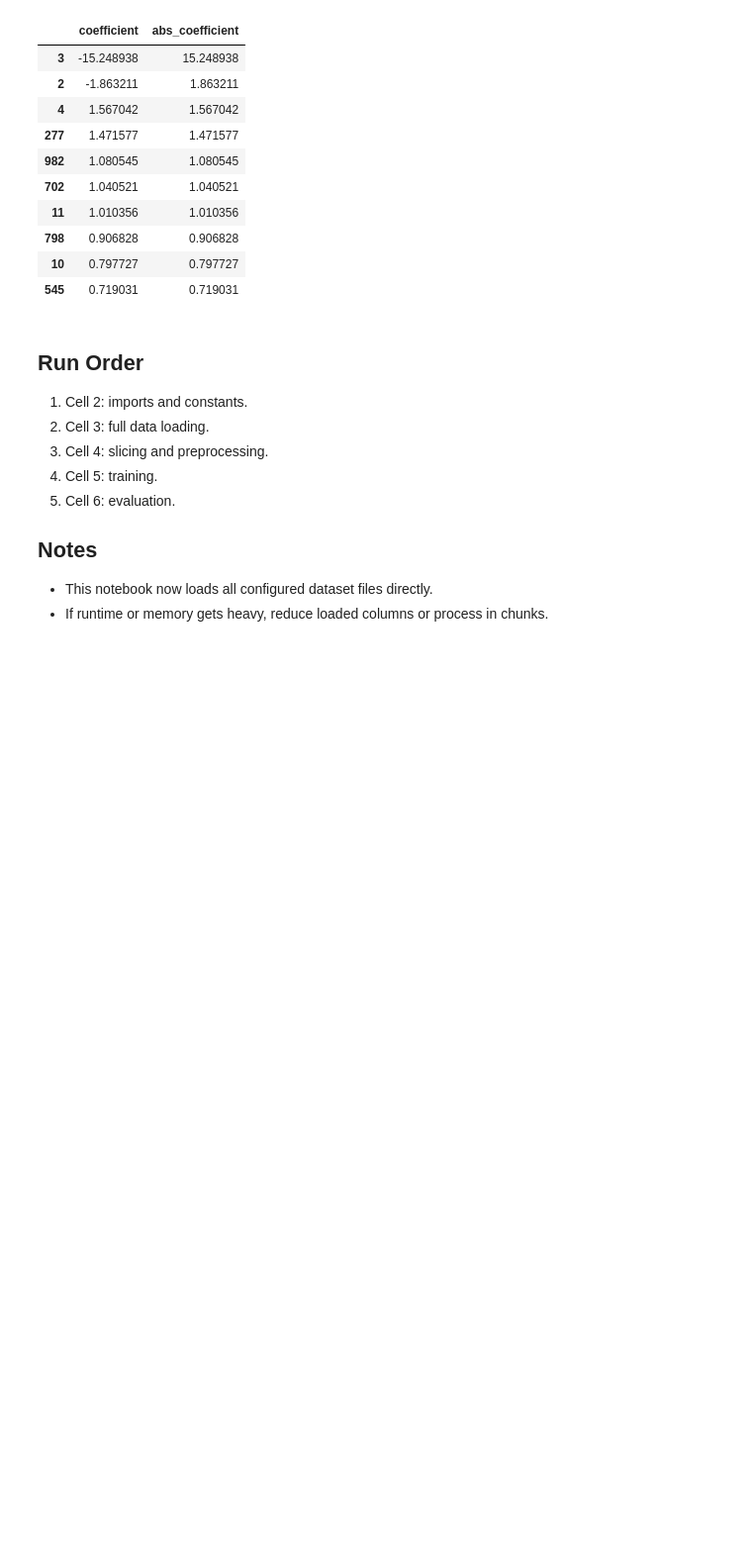
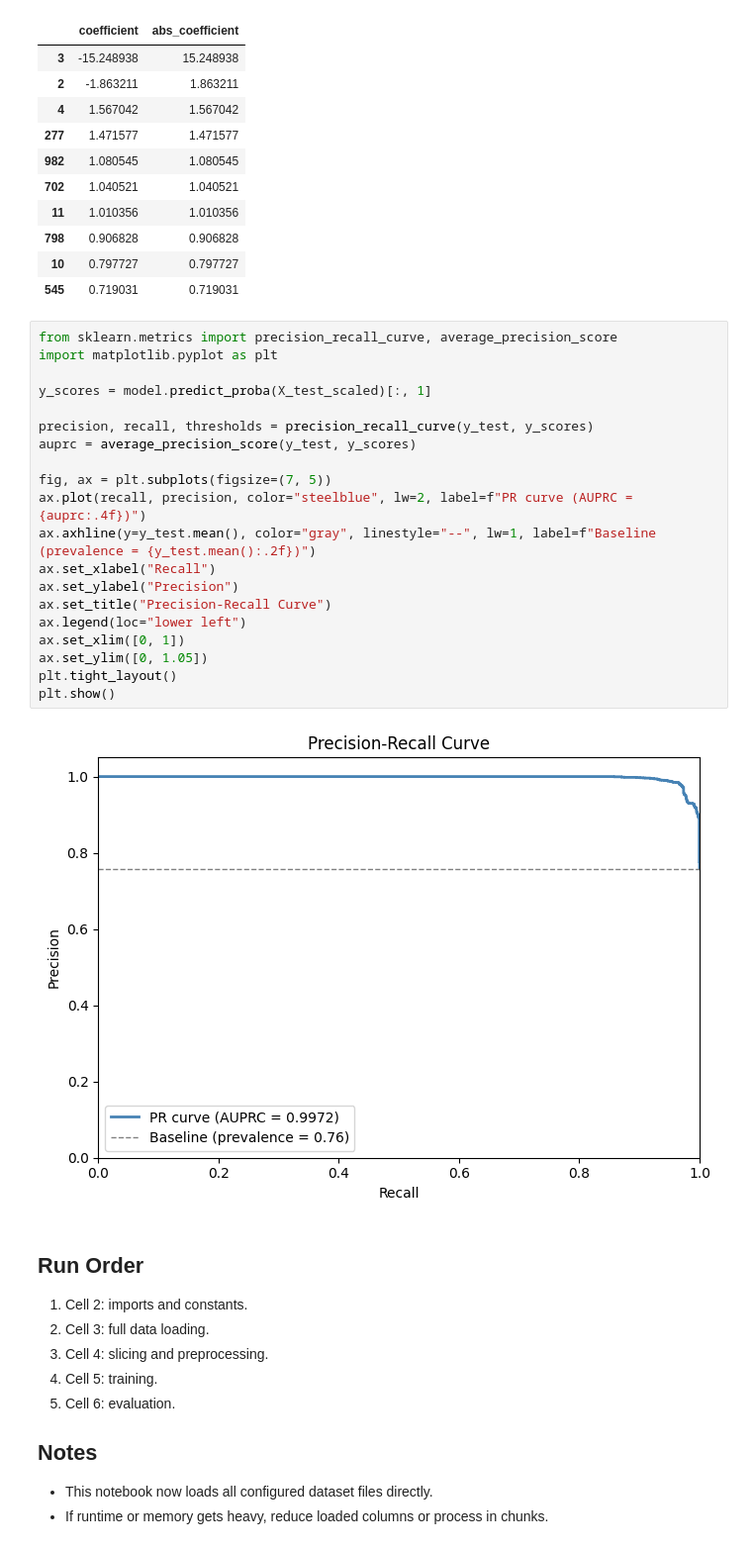
Before and after one commit to katherineesanders/ML-Project, a Jupyter notebook: logreg_experiments_NLP.ipynb, the cells around one changed output. Shown at 99% size. Saved outputs shown, nothing was run; the diff lists cells and outputs as text; blank space fills up the shorter version.

Commit message:
add precision recall curve and SHAP

```diff
--- a/logreg_experiments_NLP.ipynb
+++ b/logreg_experiments_NLP.ipynb
@@ -200,6 +200,28 @@ Top 10 features by |coefficient|:
 | 798 | 0.906828 | 0.906828 |
 | 10 | 0.797727 | 0.797727 |
 | 545 | 0.719031 | 0.719031 |
+# %%
+from sklearn.metrics import precision_recall_curve, average_precision_score
+import matplotlib.pyplot as plt
+
+y_scores = model.predict_proba(X_test_scaled)[:, 1]
+
+precision, recall, thresholds = precision_recall_curve(y_test, y_scores)
+auprc = average_precision_score(y_test, y_scores)
+
+fig, ax = plt.subplots(figsize=(7, 5))
+ax.plot(recall, precision, color="steelblue", lw=2, label=f"PR curve (AUPRC = {auprc:.4f})")
+ax.axhline(y=y_test.mean(), color="gray", linestyle="--", lw=1, label=f"Baseline (prevalence = {y_test.mean():.2f})")
+ax.set_xlabel("Recall")
+ax.set_ylabel("Precision")
+ax.set_title("Precision-Recall Curve")
+ax.legend(loc="lower left")
+ax.set_xlim([0, 1])
+ax.set_ylim([0, 1.05])
+plt.tight_layout()
+plt.show()
+# %% [output]
+[figure, added]
 # %% [markdown]
 ## Run Order
 1. Cell 2: imports and constants.
```
Also changed, not shown: 4 other files.
